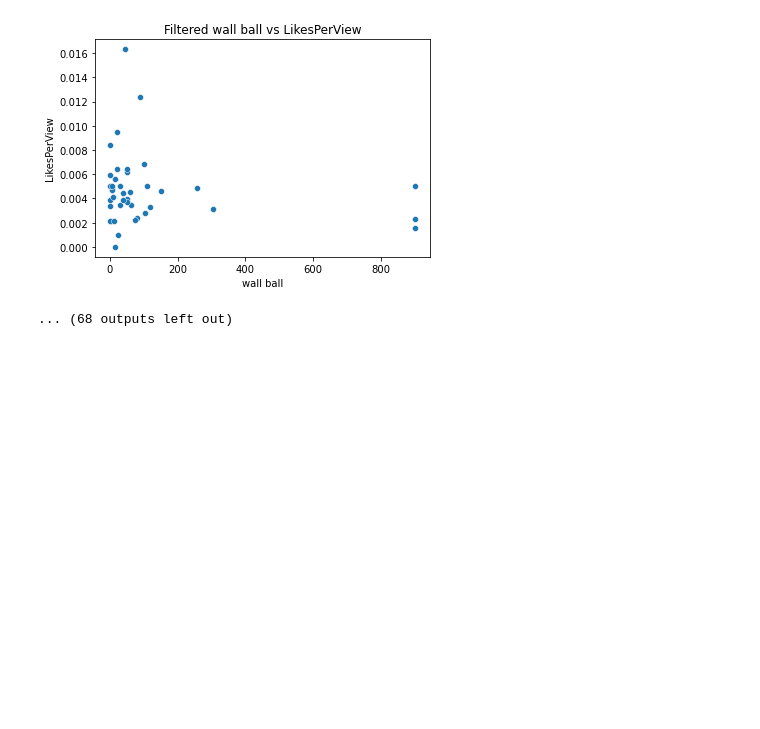
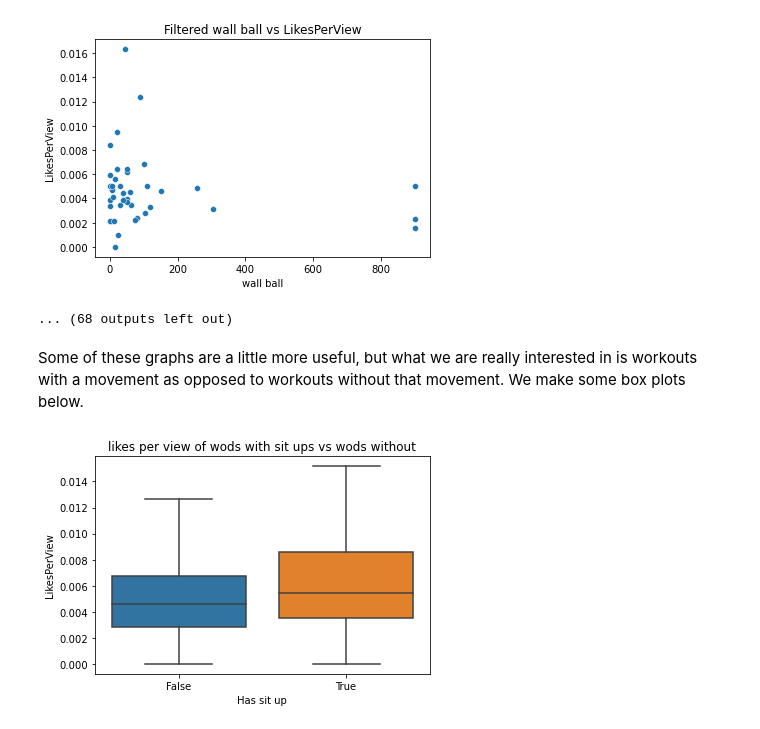
Before and after one commit to theGetz1995/WODWELLWorkoutAnalysis, a Jupyter notebook: notebooks/04 EDA.ipynb, the cells around one changed output. Cells and saved outputs as stored; diff of their text form; code cells hidden in the pictures; blank space fills up the shorter version.

```diff
--- a/notebooks/04 EDA.ipynb
+++ b/notebooks/04 EDA.ipynb
@@ -199,3 +205,21 @@ for name in wodsDF.columns[7:]:
 [figure]
 [figure]
 ... (68 outputs left out)
+# %% [markdown]
+Some of these graphs are a little more useful, but what we are really interested in is workouts with a movement as opposed to workouts without that movement. We make some box plots below.
+# %%
+def wodBoxPlot(df, col, title):
+    toPlot = []
+    for i in range(len(df)):
+        if df[col].iloc[i] == 0:
+            toPlot.append(False)
+        else:
+            toPlot.append(True)
+    sns.boxplot(x=toPlot,y=df['LikesPerView'],showfliers=False)
+    plt.xlabel('Has '+col)
+    plt.title(title)
+    plt.show()
+# %%
+wodBoxPlot(wodsDF,'sit up','likes per view of wods with sit ups vs wods without')
+# %% [output]
+[figure, added]
```
Also changed, not shown: parts of 7 cells of this notebook, 1 other file.
